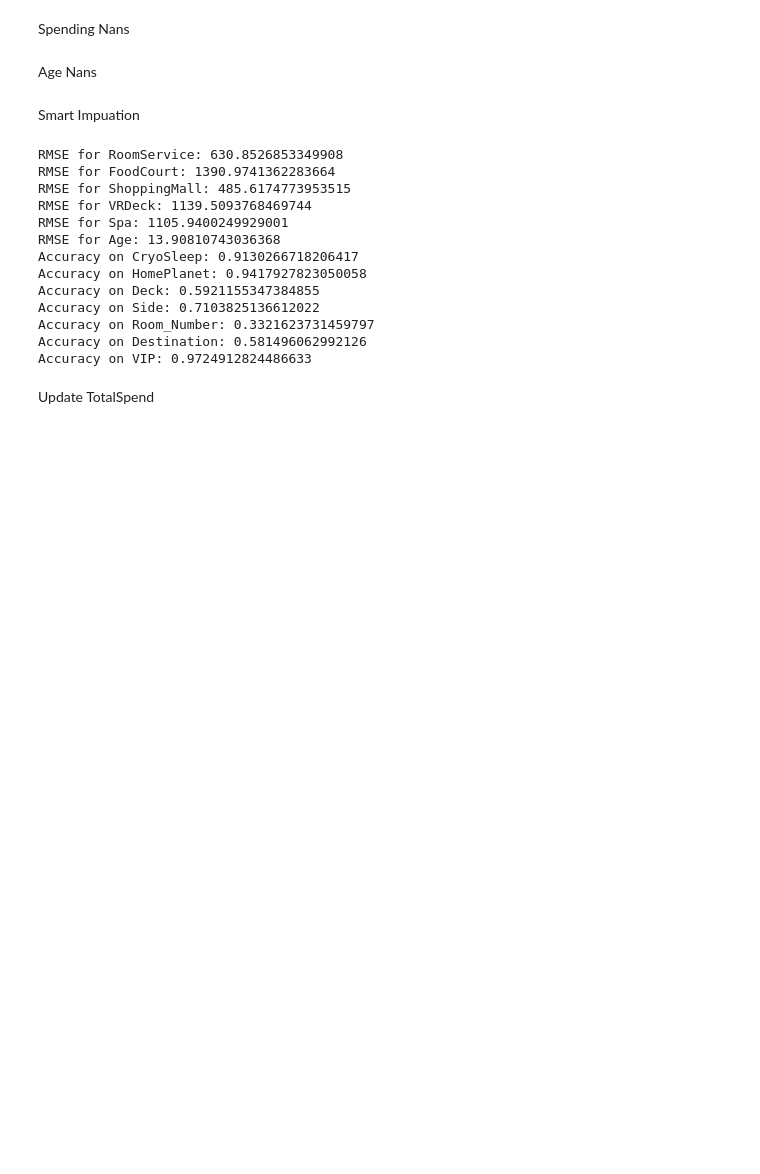
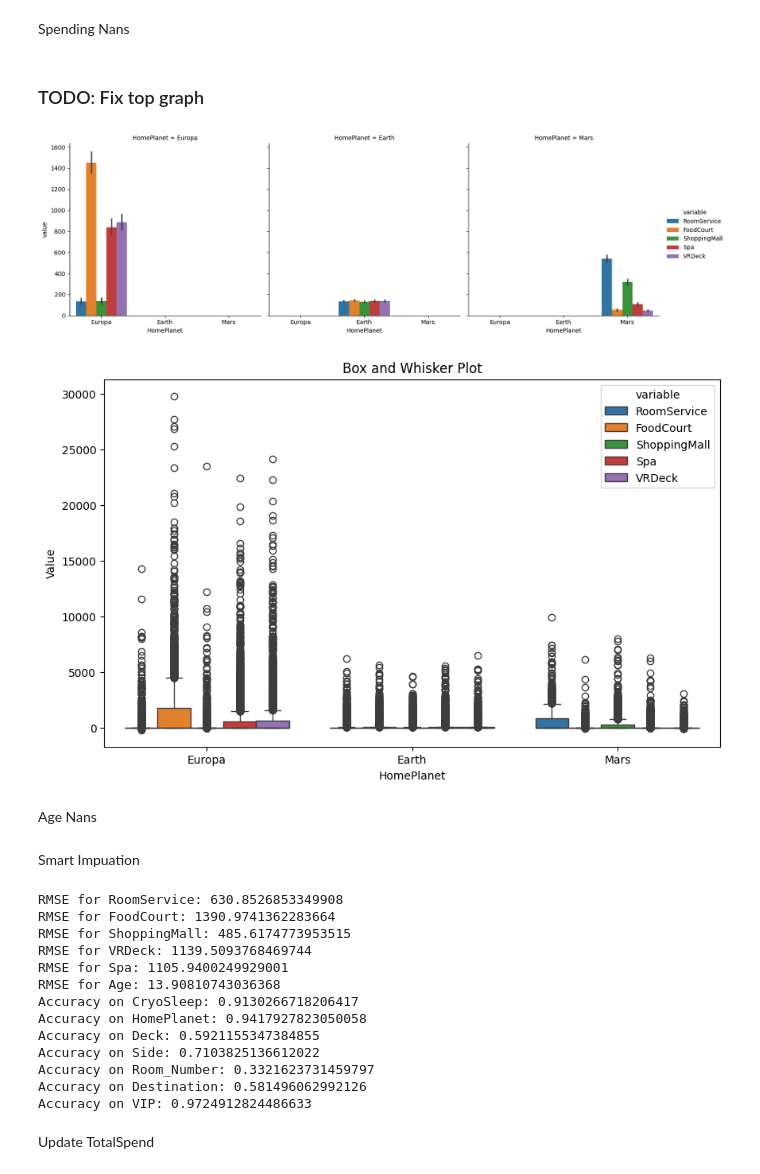
Before and after one commit to samcohen1/BigMenDoingASecondProject, a Jupyter notebook: project.ipynb, the cells around one changed output. Cells and saved outputs as stored; diff of their text form; code cells hidden in the pictures; blank space fills up the shorter version.

```diff
--- a/project.ipynb
+++ b/project.ipynb
@@ -110,7 +153,6 @@ cabin_split.columns = ['Deck', 'Room_Number', 'Side']
 new_df = pd.concat([all_df, cabin_split], axis=1)
 all_df = new_df
 all_df.drop(columns=['Cabin'], inplace=True)
-all_df['Room_Number'] = all_df['Room_Number']
 # %%
 # Passenger ID into group ID
 id_split = all_df['PassengerId'].str.split('_', expand=True)
@@ -349,8 +387,8 @@ temp_df.groupby(['CryoSleep']).nunique()
 | False | 3 | 1 | 43 | 2 | 1 | 1 | 1 | 1 | 1 | ... |
 | True | 3 | 3 | 64 | 2 | 1 | 1 | 1 | 1 | 1 | ... |
 # %%
-all_df.loc[true_cond, ['CryoSleep']] = all_df.loc[true_cond, ['CryoSleep']].fillna(True)
-all_df.loc[false_cond, ['CryoSleep']] = all_df.loc[false_cond, ['CryoSleep']].fillna(False)
+all_df.loc[true_cond, ['CryoSleep']] = all_df.loc[true_cond, ['CryoSleep']].fillna(1)
+all_df.loc[false_cond, ['CryoSleep']] = all_df.loc[false_cond, ['CryoSleep']].fillna(0)
 # %% [markdown]
 VIP Nans
 # %%
@@ -431,0 +474,23 @@ all_df.loc[under_aged, spending_columns] = all_df.loc[under_aged, spending_colum
+# %% [markdown]
+### TODO: Fix top graph
+# %%
+columns = ['RoomService', 'FoodCourt', 'ShoppingMall', 'Spa', 'VRDeck', 'HomePlanet']
+
+# Create a subset of the dataframe with the selected columns
+subset_df = all_df[columns]
+
+# Melt the dataframe to get 'value' and 'variable' columns
+melted_df = pd.melt(subset_df, id_vars=['HomePlanet'], value_vars=['RoomService', 'FoodCourt', 'ShoppingMall', 'Spa', 'VRDeck'])
+
+# Plot the values
+sns.catplot(data=melted_df, kind='bar', x='HomePlanet', y='value', hue='variable', col='HomePlanet', col_wrap=3)
+# Plot the values as a box and whisker plot
+plt.figure(figsize=(10, 6))
+sns.boxplot(data=melted_df, x='HomePlanet', y='value', hue='variable')
+plt.title('Box and Whisker Plot')
+plt.xlabel('HomePlanet')
+plt.ylabel('Value')
+plt.show()
+# %% [output]
+[figure, added]
+[figure, added]
```
Also changed, not shown: parts of 12 cells of this notebook.
